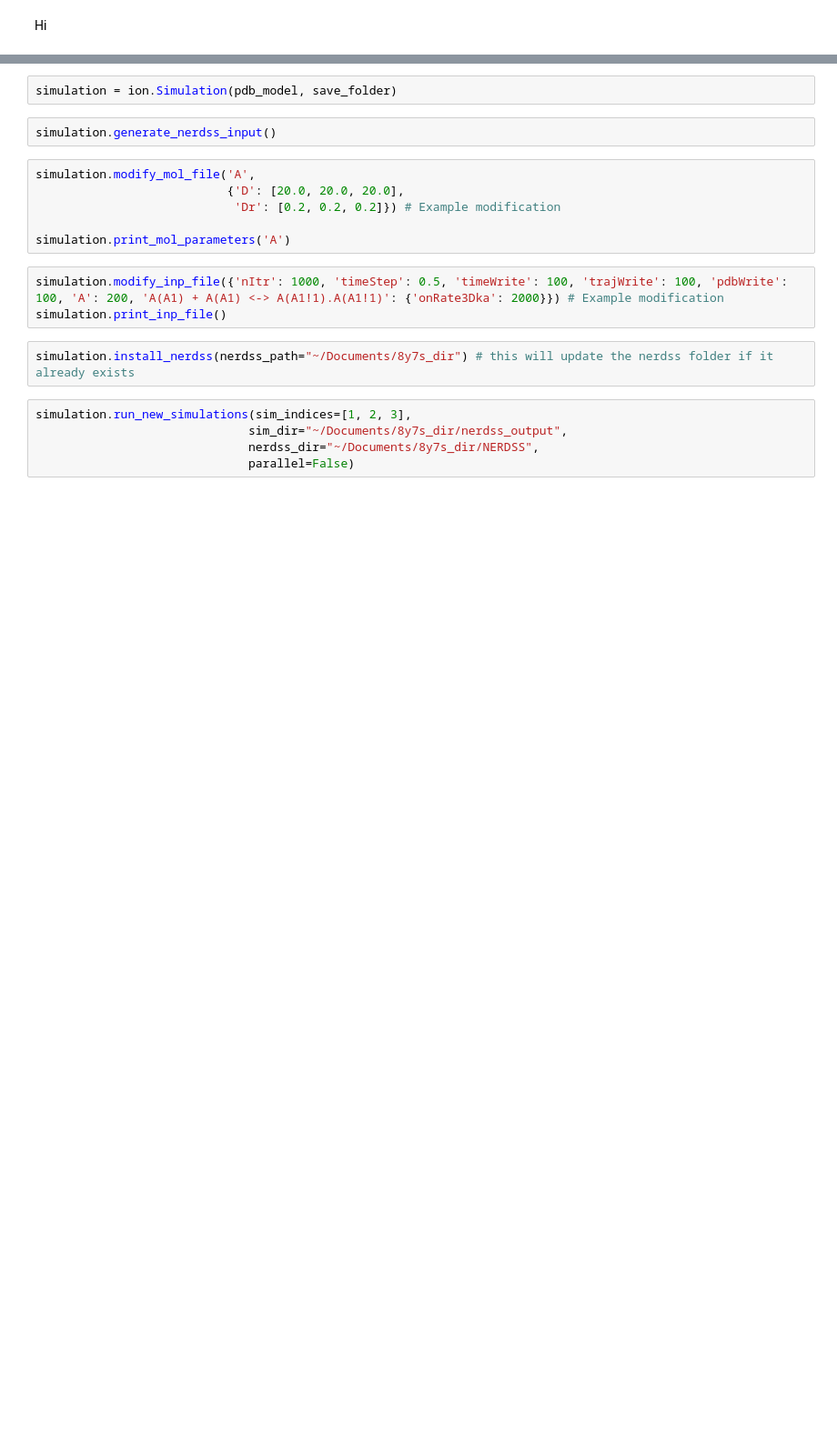
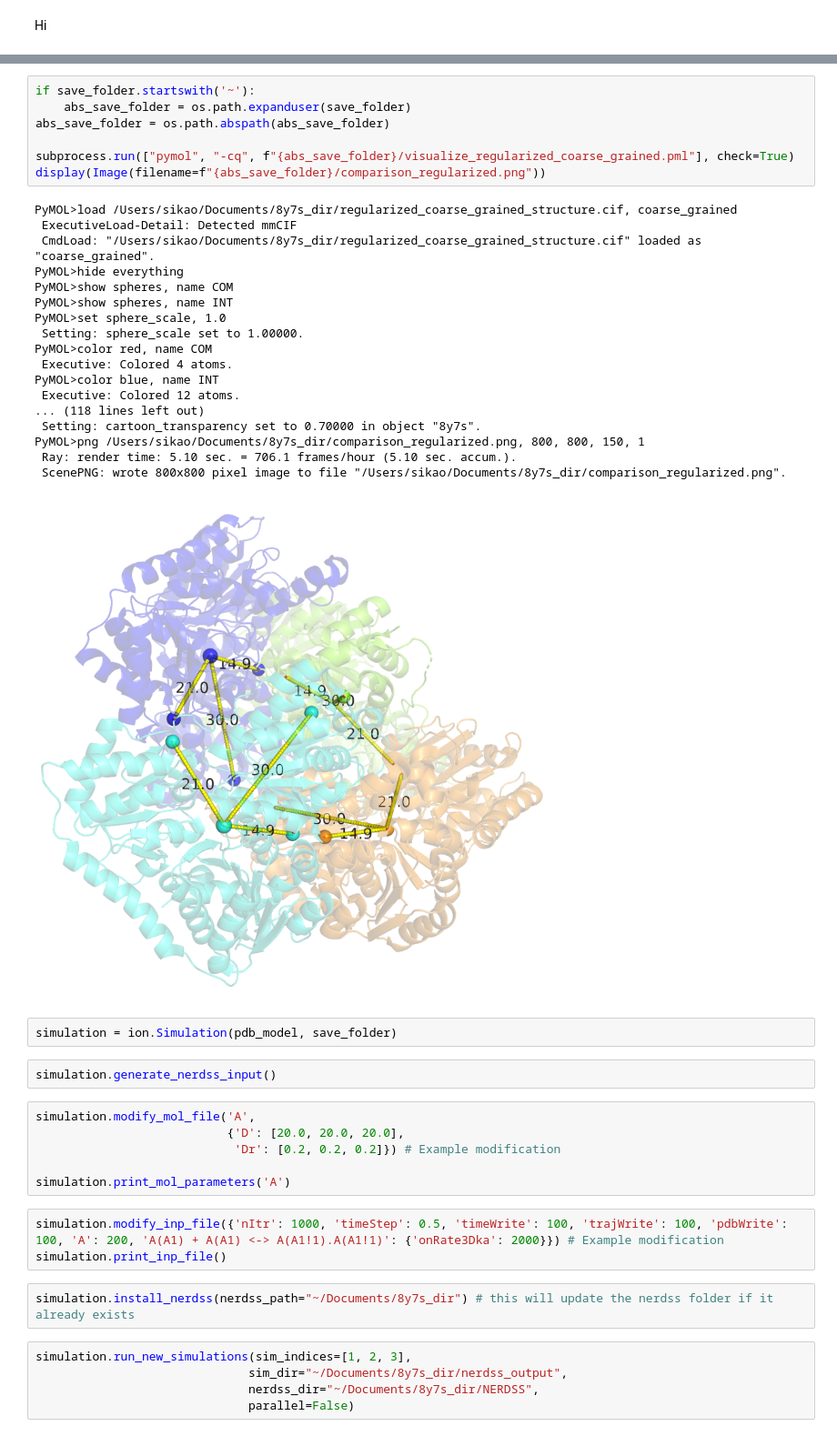
Before and after one commit to jonathanfischer97/ionerdss, a Jupyter notebook: workflow.ipynb, the cells around one changed output, grey strips where cells are left out. Shown at 91% size. Cells and saved outputs as stored; diff of their text form; blank space fills up the shorter version.

Commit message:
add structure comparison figure to jupyter notebook

```diff
--- a/workflow.ipynb
+++ b/workflow.ipynb
@@ -24,3 +37,29 @@ pdb_model.regularize_homologous_chains(dist_threshold_intra=3.5,
+# %%
+if save_folder.startswith('~'):
+    abs_save_folder = os.path.expanduser(save_folder)
+abs_save_folder = os.path.abspath(abs_save_folder)
+
+subprocess.run(["pymol", "-cq", f"{abs_save_folder}/visualize_regularized_coarse_grained.pml"], check=True)
+display(Image(filename=f"{abs_save_folder}/comparison_regularized.png"))
+# %% [output]
+PyMOL>load /Users/sikao/Documents/8y7s_dir/regularized_coarse_grained_structure.cif, coarse_grained
+ ExecutiveLoad-Detail: Detected mmCIF
+ CmdLoad: "/Users/sikao/Documents/8y7s_dir/regularized_coarse_grained_structure.cif" loaded as "coarse_grained".
+PyMOL>hide everything
+PyMOL>show spheres, name COM
+PyMOL>show spheres, name INT
+PyMOL>set sphere_scale, 1.0
+ Setting: sphere_scale set to 1.00000.
+PyMOL>color red, name COM
+ Executive: Colored 4 atoms.
+PyMOL>color blue, name INT
+ Executive: Colored 12 atoms.
+... (118 lines left out)
+ Setting: cartoon_transparency set to 0.70000 in object "8y7s".
+PyMOL>png /Users/sikao/Documents/8y7s_dir/comparison_regularized.png, 800, 800, 150, 1
+ Ray: render time: 5.10 sec. = 706.1 frames/hour (5.10 sec. accum.).
+ ScenePNG: wrote 800x800 pixel image to file "/Users/sikao/Documents/8y7s_dir/comparison_regularized.png".
+[figure, added]
 # %%
 simulation = ion.Simulation(pdb_model, save_folder)
 # %%
```
Also changed, not shown: parts of 3 cells of this notebook, 1 other file.
